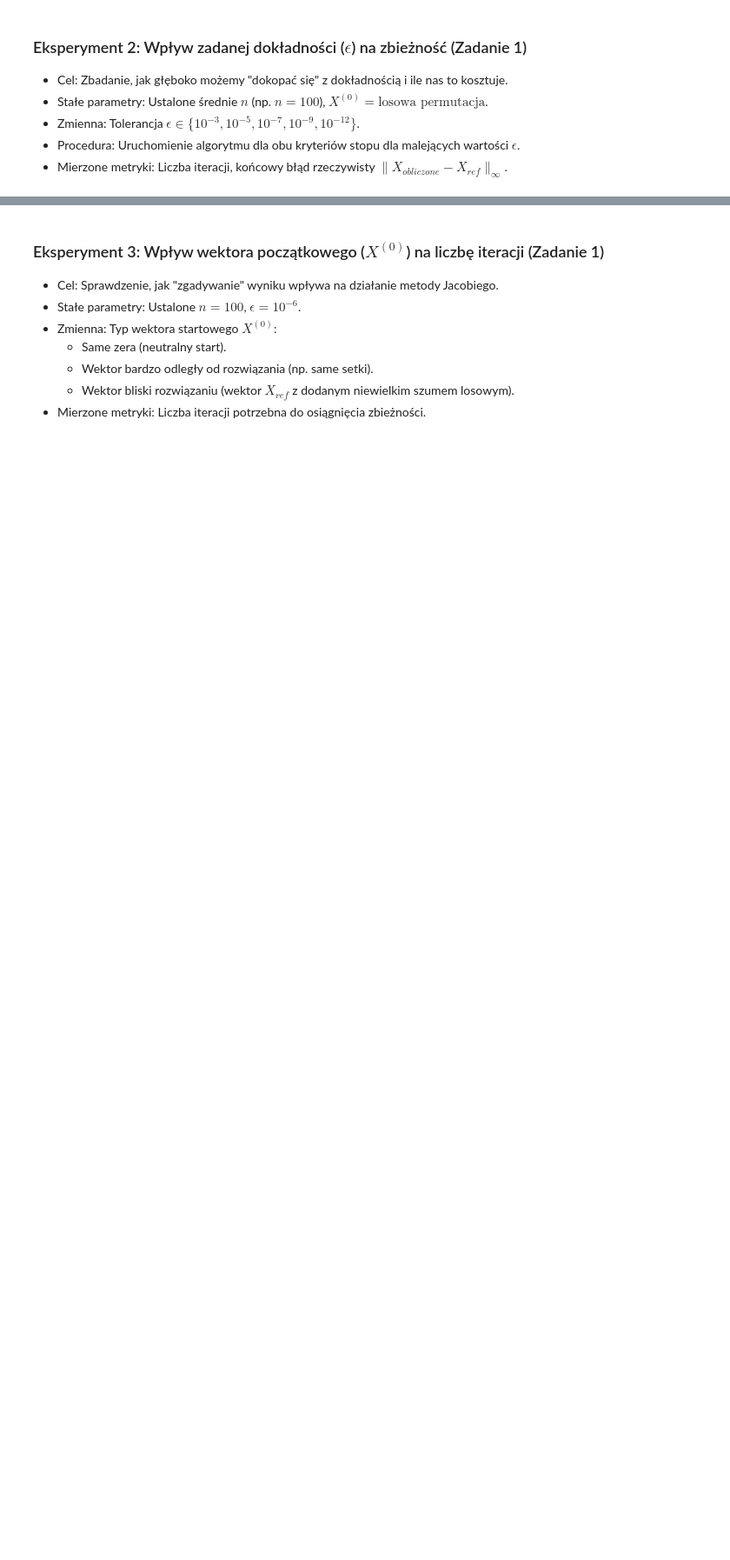
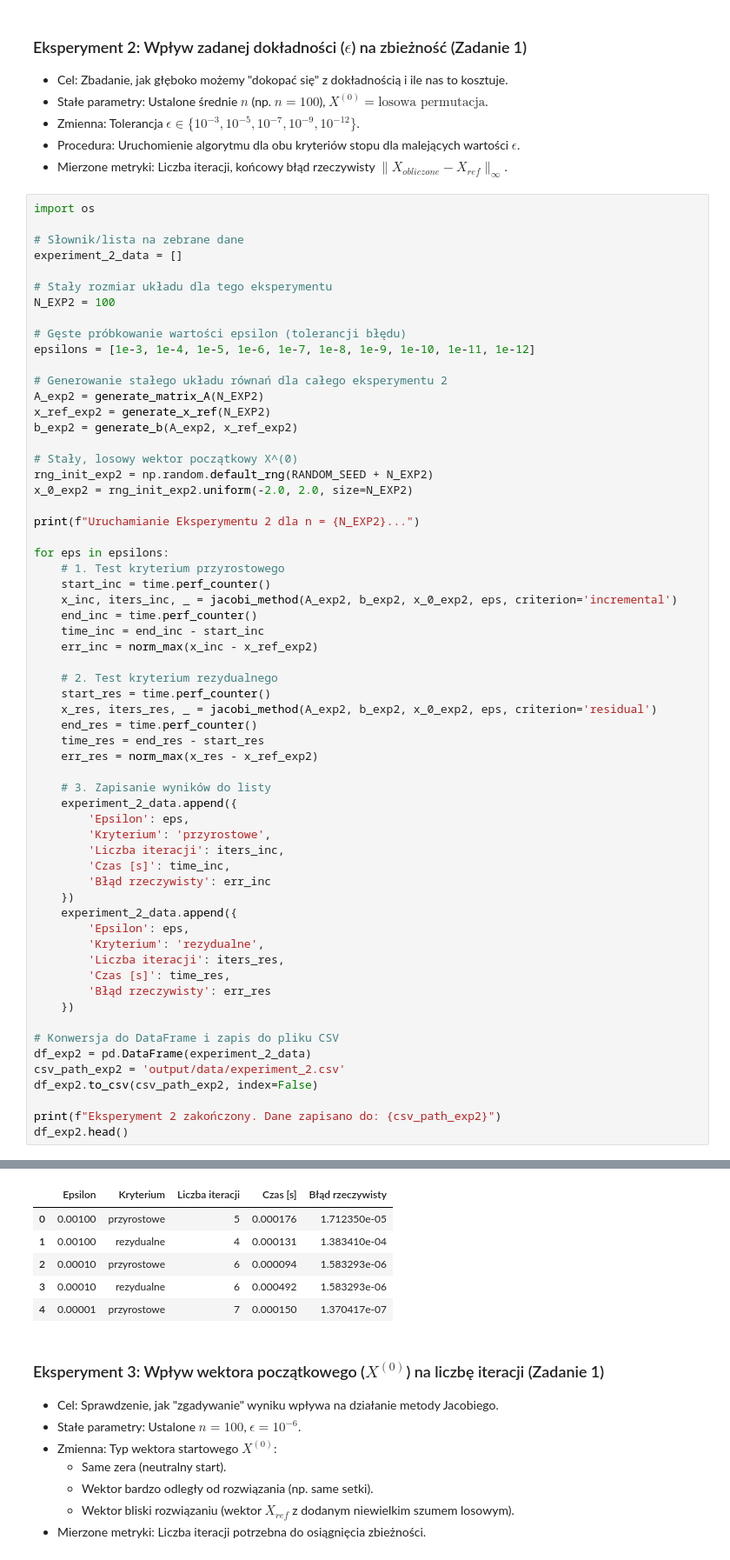
Before and after one commit to Veexeq/MOwNiT, a Jupyter notebook: lab9-linear-systems-v2/main.ipynb, the cells around one changed output, grey strips where cells are left out. Shown at 87% size. Cells and saved outputs as stored; diff of their text form; blank space fills up the shorter version.

```diff
--- a/lab9-linear-systems-v2/main.ipynb
+++ b/lab9-linear-systems-v2/main.ipynb
@@ -254,3 +254,65 @@ Eksperyment 1 zakończony. Dane zapisano do: output/data/experiment_1.csv
 * Zmienna: Tolerancja $\epsilon \in \{10^{-3}, 10^{-5}, 10^{-7}, 10^{-9}, 10^{-12}\}$.
 * Procedura: Uruchomienie algorytmu dla obu kryteriów stopu dla malejących wartości $\epsilon$.
 * Mierzone metryki: Liczba iteracji, końcowy błąd rzeczywisty $\|X_{obliczone} - X_{ref}\|_\infty$.
+# %%
+import os
+
+# Słownik/lista na zebrane dane
+experiment_2_data = []
+
+# Stały rozmiar układu dla tego eksperymentu
+N_EXP2 = 100
+
+# Gęste próbkowanie wartości epsilon (tolerancji błędu)
+epsilons = [1e-3, 1e-4, 1e-5, 1e-6, 1e-7, 1e-8, 1e-9, 1e-10, 1e-11, 1e-12]
+
+# Generowanie stałego układu równań dla całego eksperymentu 2
+A_exp2 = generate_matrix_A(N_EXP2)
+x_ref_exp2 = generate_x_ref(N_EXP2)
+b_exp2 = generate_b(A_exp2, x_ref_exp2)
+
+# Stały, losowy wektor początkowy X^(0)
+rng_init_exp2 = np.random.default_rng(RANDOM_SEED + N_EXP2)
+x_0_exp2 = rng_init_exp2.uniform(-2.0, 2.0, size=N_EXP2)
+
+print(f"Uruchamianie Eksperymentu 2 dla n = {N_EXP2}...")
+
+for eps in epsilons:
+    # 1. Test kryterium przyrostowego
+    start_inc = time.perf_counter()
+    x_inc, iters_inc, _ = jacobi_method(A_exp2, b_exp2, x_0_exp2, eps, criterion='incremental')
+    end_inc = time.perf_counter()
+    time_inc = end_inc - start_inc
+    err_inc = norm_max(x_inc - x_ref_exp2)
+
+    # 2. Test kryterium rezydualnego
+    start_res = time.perf_counter()
+    x_res, iters_res, _ = jacobi_method(A_exp2, b_exp2, x_0_exp2, eps, criterion='residual')
+    end_res = time.perf_counter()
+    time_res = end_res - start_res
+    err_res = norm_max(x_res - x_ref_exp2)
+
+    # 3. Zapisanie wyników do listy
+    experiment_2_data.append({
+        'Epsilon': eps,
+        'Kryterium': 'przyrostowe',
+        'Liczba iteracji': iters_inc,
+        'Czas [s]': time_inc,
+        'Błąd rzeczywisty': err_inc
+    })
+    experiment_2_data.append({
+        'Epsilon': eps,
+        'Kryterium': 'rezydualne',
+        'Liczba iteracji': iters_res,
+        'Czas [s]': time_res,
+        'Błąd rzeczywisty': err_res
+    })
+
+# Konwersja do DataFrame i zapis do pliku CSV
+df_exp2 = pd.DataFrame(experiment_2_data)
+csv_path_exp2 = 'output/data/experiment_2.csv'
+df_exp2.to_csv(csv_path_exp2, index=False)
+
+print(f"Eksperyment 2 zakończony. Dane zapisano do: {csv_path_exp2}")
+df_exp2.head()
+# %% [output]
@@ -257,3 +321,9 @@ Eksperyment 1 zakończony. Dane zapisano do: output/data/experiment_1.csv
+|  | Epsilon | Kryterium | Liczba iteracji | Czas [s] | Błąd rzeczywisty |
+| 0 | 0.00100 | przyrostowe | 5 | 0.000176 | 1.712350e-05 |
+| 1 | 0.00100 | rezydualne | 4 | 0.000131 | 1.383410e-04 |
+| 2 | 0.00010 | przyrostowe | 6 | 0.000094 | 1.583293e-06 |
+| 3 | 0.00010 | rezydualne | 6 | 0.000492 | 1.583293e-06 |
+| 4 | 0.00001 | przyrostowe | 7 | 0.000150 | 1.370417e-07 |
 # %% [markdown]
 ### Eksperyment 3: Wpływ wektora początkowego ($X^{(0)}$) na liczbę iteracji (Zadanie 1)
 * Cel: Sprawdzenie, jak "zgadywanie" wyniku wpływa na działanie metody Jacobiego.
```
Also changed, not shown: parts of 3 cells of this notebook, 2 other files.
